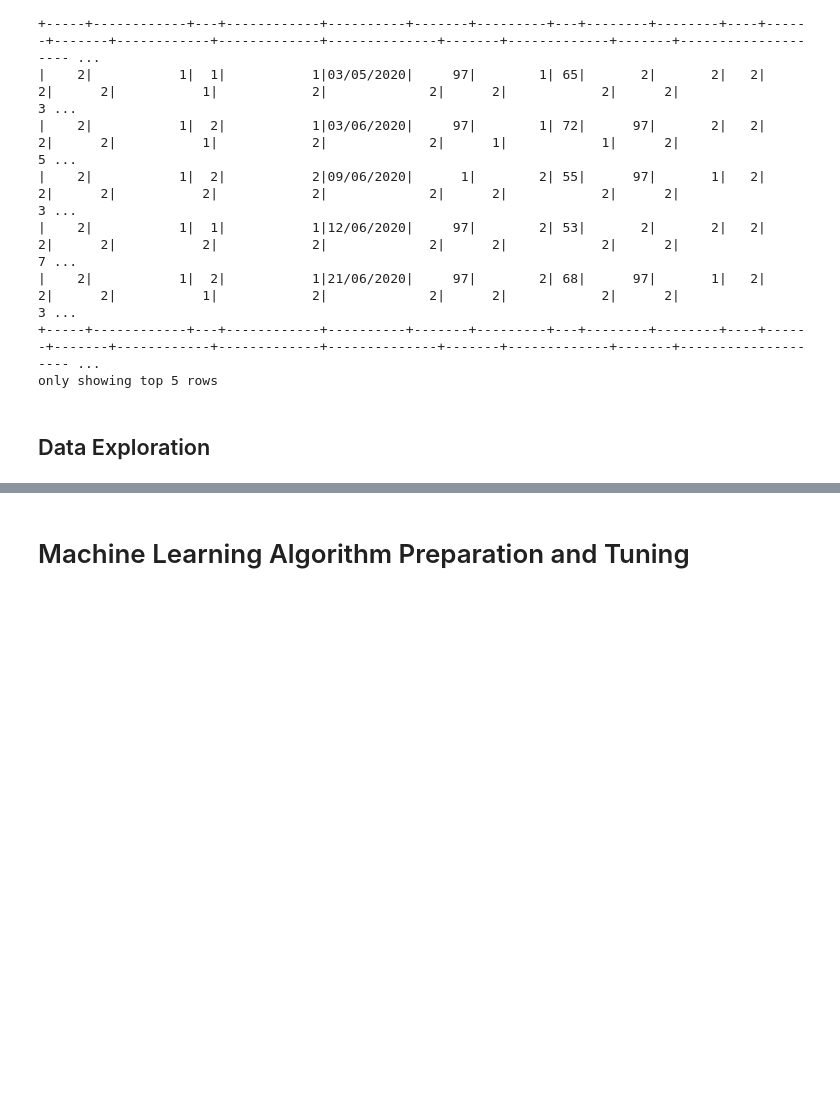
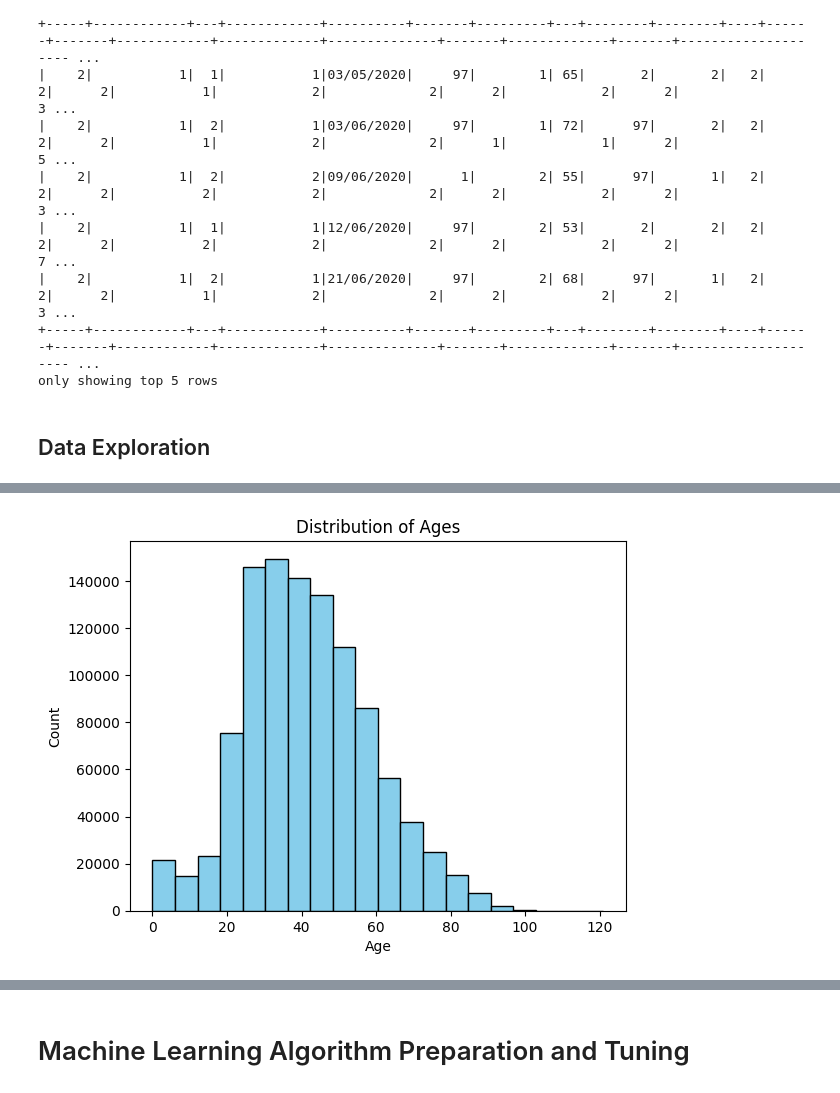
Before and after one commit to Jhatton2/dataMining_finalProject, a Jupyter notebook: covid-19.ipynb, the cells around one changed output, grey strips where cells are left out. Saved outputs shown, nothing was run; the diff lists cells and outputs as text; code cells hidden in the pictures; blank space fills up the shorter version.

```diff
--- a/covid-19.ipynb
+++ b/covid-19.ipynb
@@ -72,0 +114,13 @@ only showing top 5 rows
+# %%
+# Show distribution of 'AGE' column in histogram
+import matplotlib.pyplot as plt
+
+age_distribution = spark.sql("SELECT AGE FROM covid").toPandas()
+
+plt.hist(age_distribution["AGE"], bins=20, color="skyblue", edgecolor="black")
+plt.title("Distribution of Ages")
+plt.xlabel("Age")
+plt.ylabel("Count")
+plt.show()
+# %% [output]
+[figure, added]
```
Also changed, not shown: parts of 6 cells of this notebook.
